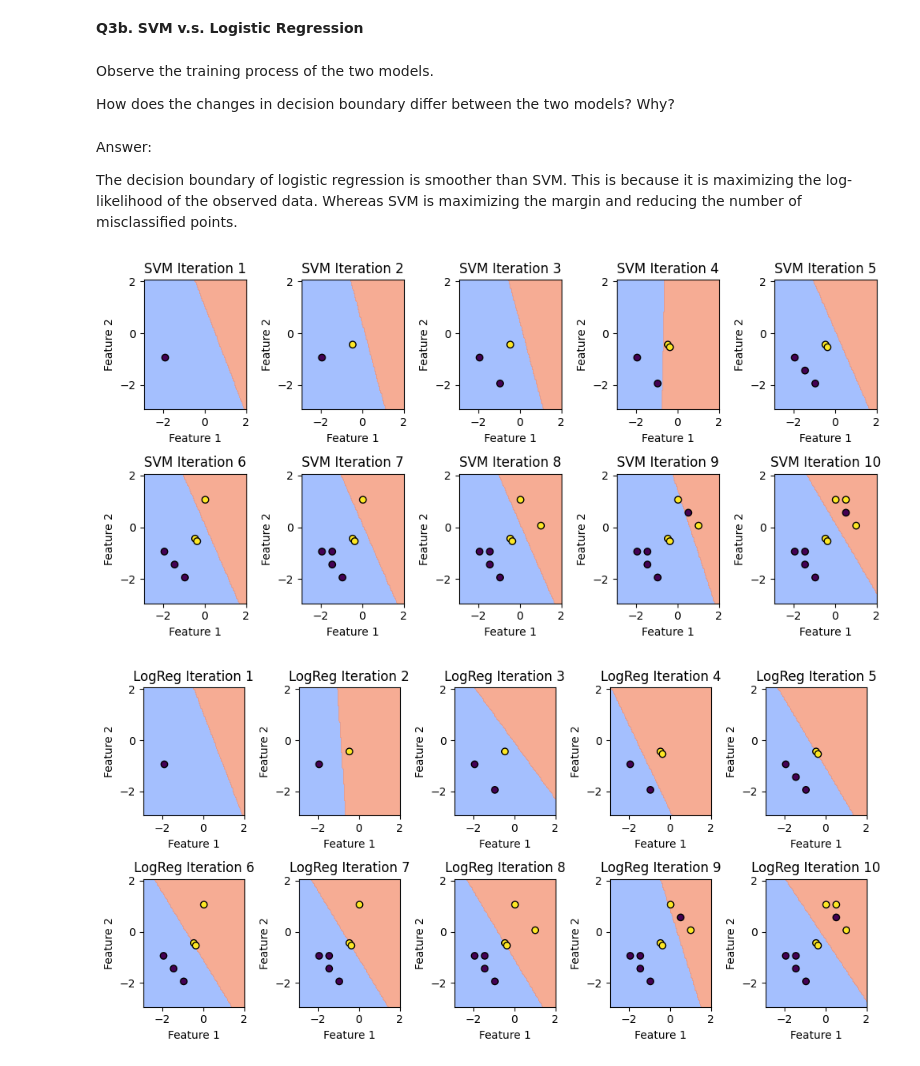
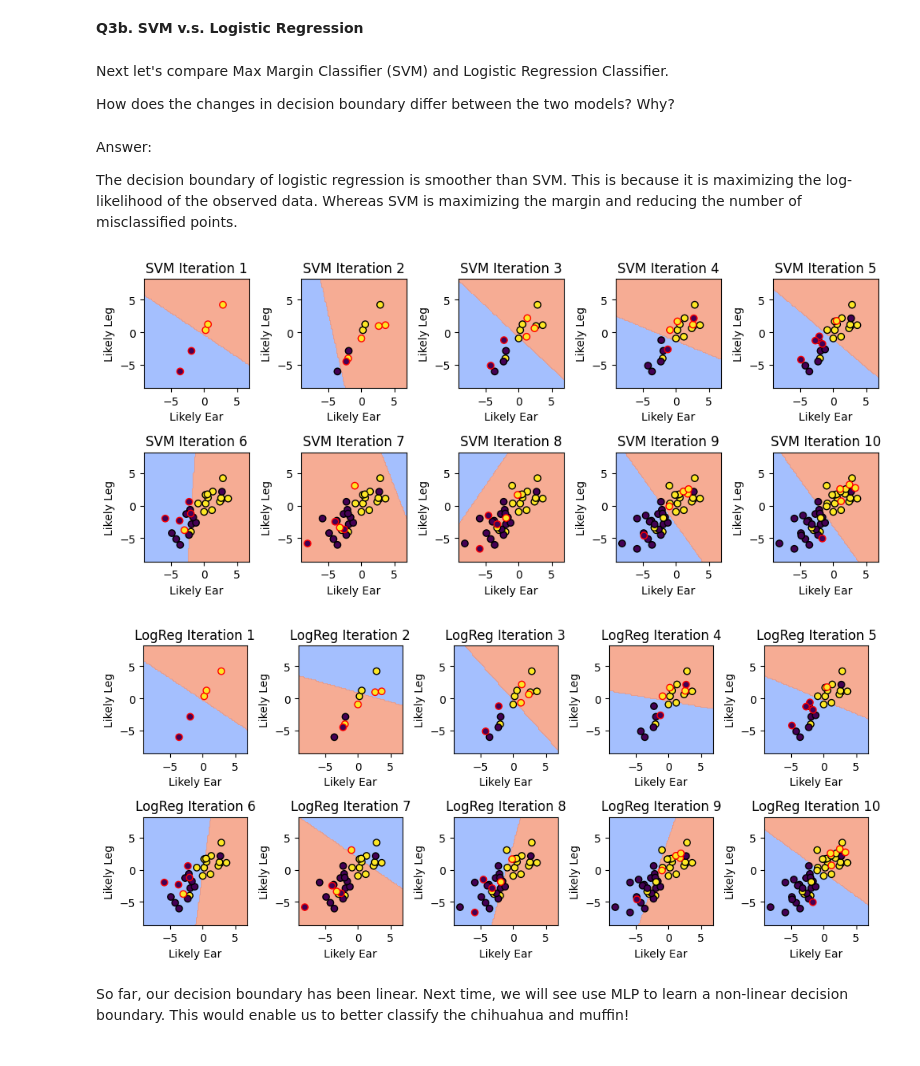
Before and after one commit to nyu-dl/DS-GA-1003-Machine-Learning-2025, a Jupyter notebook: lab2/messmaster_1.ipynb, the cells around one changed output. Drawn from its saved outputs; the diff is of its cells as text; code cells hidden in the pictures.

```diff
--- a/lab2/messmaster_1.ipynb
+++ b/lab2/messmaster_1.ipynb
@@ -251,7 +267,7 @@ def plot_training_evolution(X, y, model, iterations=10, batch_size=1, title="Mod
 # %% [markdown]
 Next, we will load the generated data and standardize it.
 # %%
-!pip install pandas
+%pip install pandas
 import pandas as pd
 from sklearn.preprocessing import StandardScaler
 df = pd.read_csv("secret/data/margin_classifier_alternate.csv")
@@ -260,7 +276,7 @@ y = df["y"].values
 scaler = StandardScaler()
 X_scaled = scaler.fit_transform(X)
 
-df_2 = pd.read_csv("secret/data/svm_vs_logistic_regression_alternate.csv")
+df_2 = pd.read_csv("secret/data/svm_vs_logistic_regression.csv")
 X_2 = df_2[["x1", "x2"]].values
 y_2 = df_2["y"].values
 X_2_scaled = scaler.transform(X_2)
@@ -278,22 +290,21 @@ from sklearn.linear_model import Perceptron
 from sklearn.linear_model import SGDClassifier
 
 
-def train_perceptron(X, y, iterations=10):
-    perceptron = Perceptron(max_iter=1, tol=None, warm_start=True, random_state=42)
-    plot_training_evolution(X, y, perceptron, iterations, title="Perceptron")
+def train_perceptron(X, y, iterations=10, class_weight=None, batch_size=1):
+    perceptron = Perceptron(max_iter=1, tol=None, warm_start=True, random_state=42, class_weight=class_weight)
+    plot_training_evolution(X, y, perceptron, iterations, batch_size, title="Perceptron")
 
 
-def train_svm(X, y, iterations=10, margin=3):
-    assert margin > 0, "Margin must be positive"
+def train_svm(X, y, iterations=10, margin=3, batch_size=1):
+    assert margin > 0, "Margin must be positive. If margin is 0, it becomes a ???." # TODO: fill in the ???
     alpha = 1 / (margin **2)
-    # alpha=0.1
     svm = SGDClassifier(loss="hinge", max_iter=1, tol=None, alpha=alpha, warm_start=True, random_state=42)
-    plot_training_evolution(X, y, svm, iterations, title="SVM")
+    plot_training_evolution(X, y, svm, iterations, batch_size, title="SVM")
 
 
-def train_logistic_regression(X, y, iterations=10):
+def train_logistic_regression(X, y, iterations=10, batch_size=1):
     logistic = SGDClassifier(loss="log_loss", max_iter=1, alpha=0.01, tol=None, warm_start=True, random_state=42)
-    plot_training_evolution(X, y, logistic, iterations, title="LogReg")
+    plot_training_evolution(X, y, logistic, iterations, batch_size, title="LogReg")
 # %% [markdown]
 **Q3a. Perceptron v.s. SVM**
 
@@ -327,7 +338,7 @@ train_svm(X_scaled, y, iterations=10, margin=3)
 # %% [markdown]
 **Q3b. SVM v.s. Logistic Regression**
 # %% [markdown]
-Observe the training process of the two models.
+Next let's compare Max Margin Classifier (SVM) and Logistic Regression Classifier.
 
 How does the changes in decision boundary differ between the two models? Why?
 # %% [markdown]
@@ -335,10 +346,13 @@ Answer:
 
 The decision boundary of logistic regression is smoother than SVM. This is because it is maximizing the log-likelihood of the observed data. Whereas SVM is maximizing the margin and reducing the number of misclassified points.
 # %%
-train_svm(X_2_scaled, y_2, iterations=10, margin=3)
+train_svm(X_2_scaled, y_2, iterations=10, margin=3, batch_size=5)
 # %% [output]
-[figure, old version]
+[figure, new version]
 # %%
-train_logistic_regression(X_2_scaled, y_2, iterations=10)
+train_logistic_regression(X_2_scaled, y_2, iterations=10, batch_size=5)
 # %% [output]
-[figure, old version]
+[figure, new version]
+# %% [markdown]
+So far, our decision boundary has been linear. Next time, we will see use MLP to learn a non-linear decision boundary.
+This would enable us to better classify the chihuahua and muffin!
```
Also changed, not shown: parts of 43 cells of this notebook, 10 other files.
